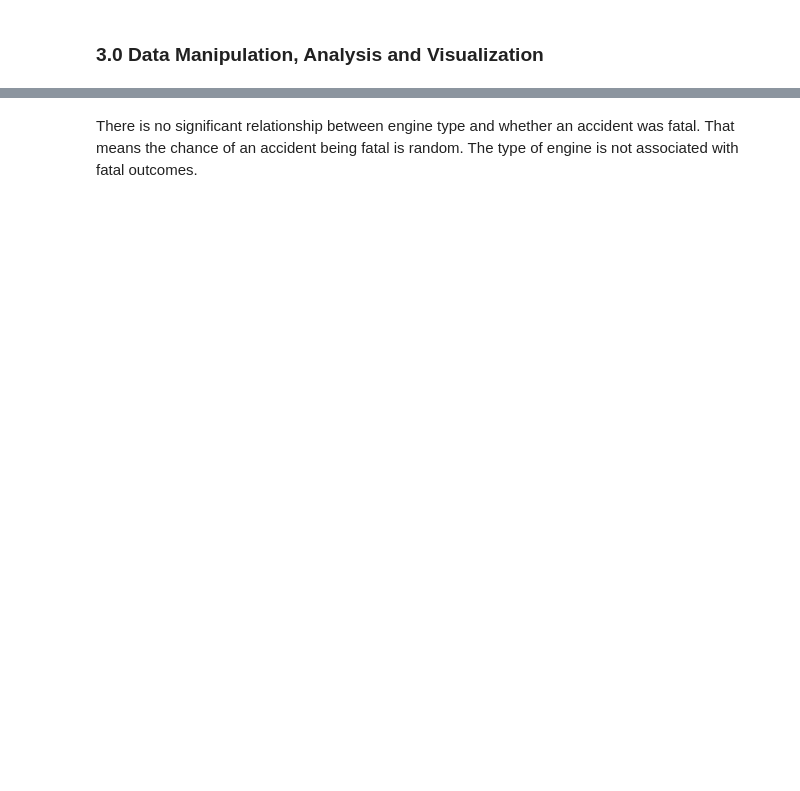
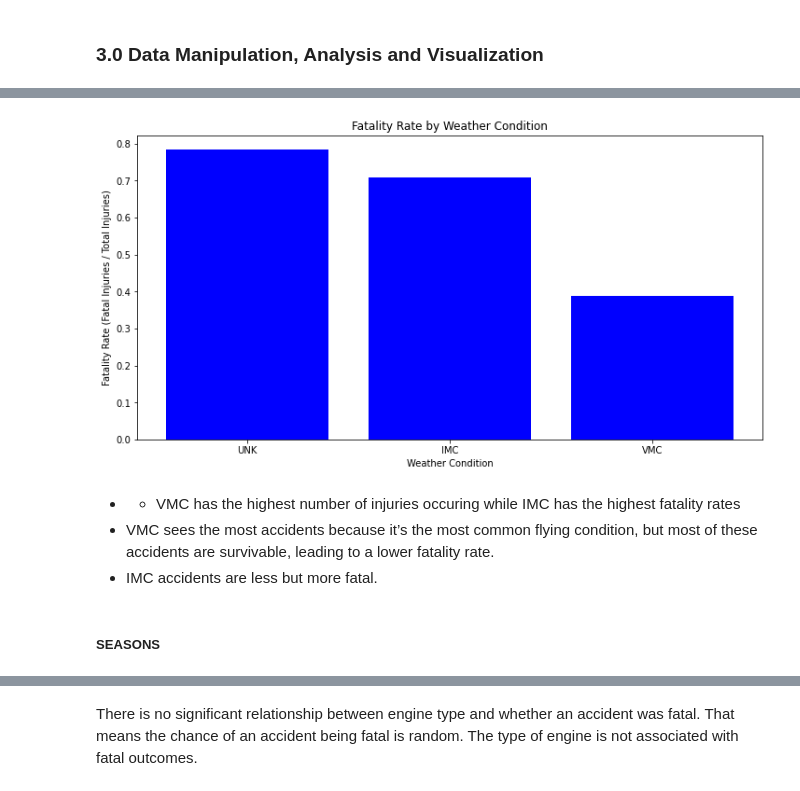
Before and after one commit to WanjikuKahoro/Phase-1-Project, a Jupyter notebook: index.ipynb, the cells around one changed output, grey strips where cells are left out. Drawn from its saved outputs; the diff is of its cells as text; code cells hidden in the pictures; blank space fills up the shorter version.

```diff
--- a/index.ipynb
+++ b/index.ipynb
@@ -153,0 +129,3 @@ dtype: int64
+# %%
+# Drop missing values by make and model
+df = df.dropna(subset=['Make', 'Model'])
@@ -767,0 +615,8 @@ Chi2=270.872, p=3.868e-53, dof=9
+# %%
+# Counts of Number of engines by injuries
+injury_cols = ['Total.Fatal.Injuries', 'Total.Serious.Injuries',
+               'Total.Minor.Injuries', 'Total.Uninjured']
+
+injuries_by_engine_count = (df.groupby('Number.of.Engines')[injury_cols].sum().sort_values(by='Total.Fatal.Injuries', ascending=False))
+
+print(injuries_by_engine_count)
@@ -767,0 +739,15 @@ Chi2=270.872, p=3.868e-53, dof=9
+# %%
+# Group by Weather.Condition
+weather_injuries = df.groupby('Weather.Condition')[injury_cols].sum()
+
+# Add Total Injuries column
+weather_injuries['Total_Injuries'] = (
+    weather_injuries['Total.Fatal.Injuries'] +
+    weather_injuries['Total.Serious.Injuries'] +
+    weather_injuries['Total.Minor.Injuries']
+)
+
+# Compute Fatality Rate per Weather
+weather_injuries['Fatality_Rate'] = (weather_injuries['Total.Fatal.Injuries'] / weather_injuries['Total_Injuries'])
+
+weather_injuries
@@ -767,0 +760,19 @@ Chi2=270.872, p=3.868e-53, dof=9
+# %%
+# Plot the distribution of injuries by weather condition
+weather_injuries_sorted = weather_injuries.sort_values('Fatality_Rate', ascending=False)
+
+plt.figure(figsize=(12,6))
+plt.bar(weather_injuries_sorted.index,weather_injuries_sorted['Fatality_Rate'],color='blue')
+
+plt.title("Fatality Rate by Weather Condition")
+plt.xlabel("Weather Condition")
+plt.ylabel("Fatality Rate (Fatal Injuries / Total Injuries)")
+plt.show()
+# %% [output]
+[figure, added]
+# %% [markdown]
+- - VMC has the highest number of injuries occuring while IMC has the highest fatality rates
+- VMC sees the most accidents because it’s the most common flying condition, but most of these accidents are survivable, leading to a lower fatality rate.
+- IMC accidents are less but more fatal.
+# %% [markdown]
+##### SEASONS
```
Also changed, not shown: parts of 93 cells of this notebook.
